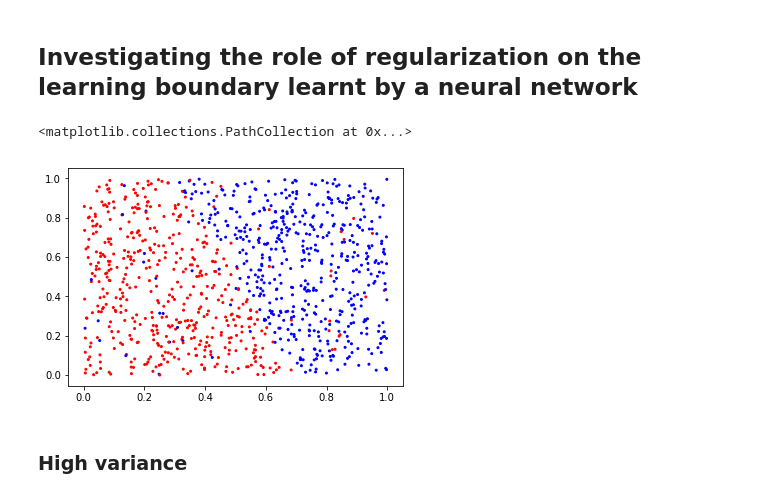
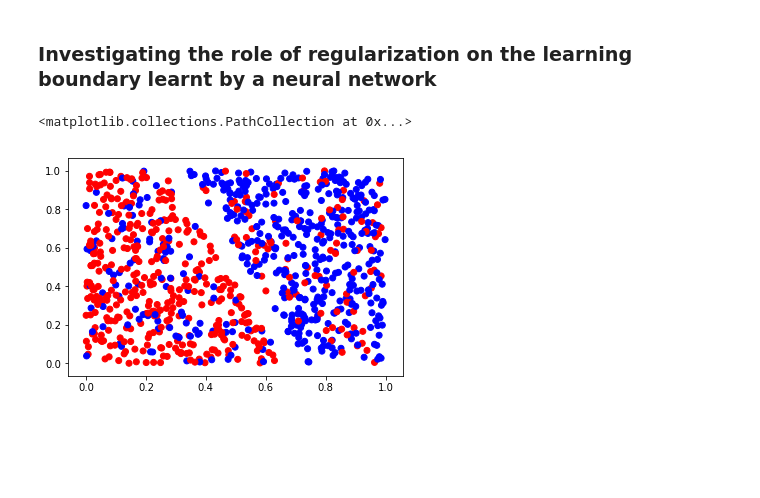
Before and after one commit to ubdsgroup/mlcourse-ub-notebooks, a Jupyter notebook: notebooks/NeuralNetworkDemo.ipynb, the cells around one changed output. Drawn from its saved outputs; the diff is of its cells as text; code cells hidden in the pictures; blank space fills up the shorter version.

```diff
--- a/notebooks/NeuralNetworkDemo.ipynb
+++ b/notebooks/NeuralNetworkDemo.ipynb
@@ -15,32 +15,30 @@ import pylab as pl
 %matplotlib inline
 cm_bright = ListedColormap(['#FF0000', '#0000FF'])
 # %% [markdown]
-## Investigating the role of regularization on the learning boundary learnt by a neural network
+### Investigating the role of regularization on the learning boundary learnt by a neural network
 # %%
 # generate uniformly sampled data
-delta = 0.0
+delta = 0.1
 X = np.random.uniform(size=[1000,2])
 # split in two classes using a linear boundary
 y = np.zeros([X.shape[0],1])
 for i in range(X.shape[0]):
     if 2.5*X[i,0] + X[i,1] > 1.75 + delta:
         y[i] = 1
     elif 2.5*X[i,0] + X[i,1] < 1.75 - delta:
         y[i] = 0
     else:
         y[i] = -1
 # remove examples with negative labels
 inds = np.where(y != -1)[0]
 X = X[inds,:]
 y = y[inds]
 # randomly flip some of the indices
-fr = np.random.permutation(len(y))[0:50]
+fr = np.random.permutation(len(y))[0:200]
 for i in fr:
     y[i] = 1- y[i]
 # plot data
-plt.scatter(X[:,0],X[:,1],s=4,c=y,cmap=cm_bright)
+plt.scatter(X[:,0],X[:,1],c=y,cmap=cm_bright)
 # %% [output]
 <matplotlib.collections.PathCollection at 0x...>
-[figure, old version]
+[figure, new version]
-# %% [markdown]
-### High variance
```
Also changed, not shown: parts of 8 cells of this notebook, 10 other files.
